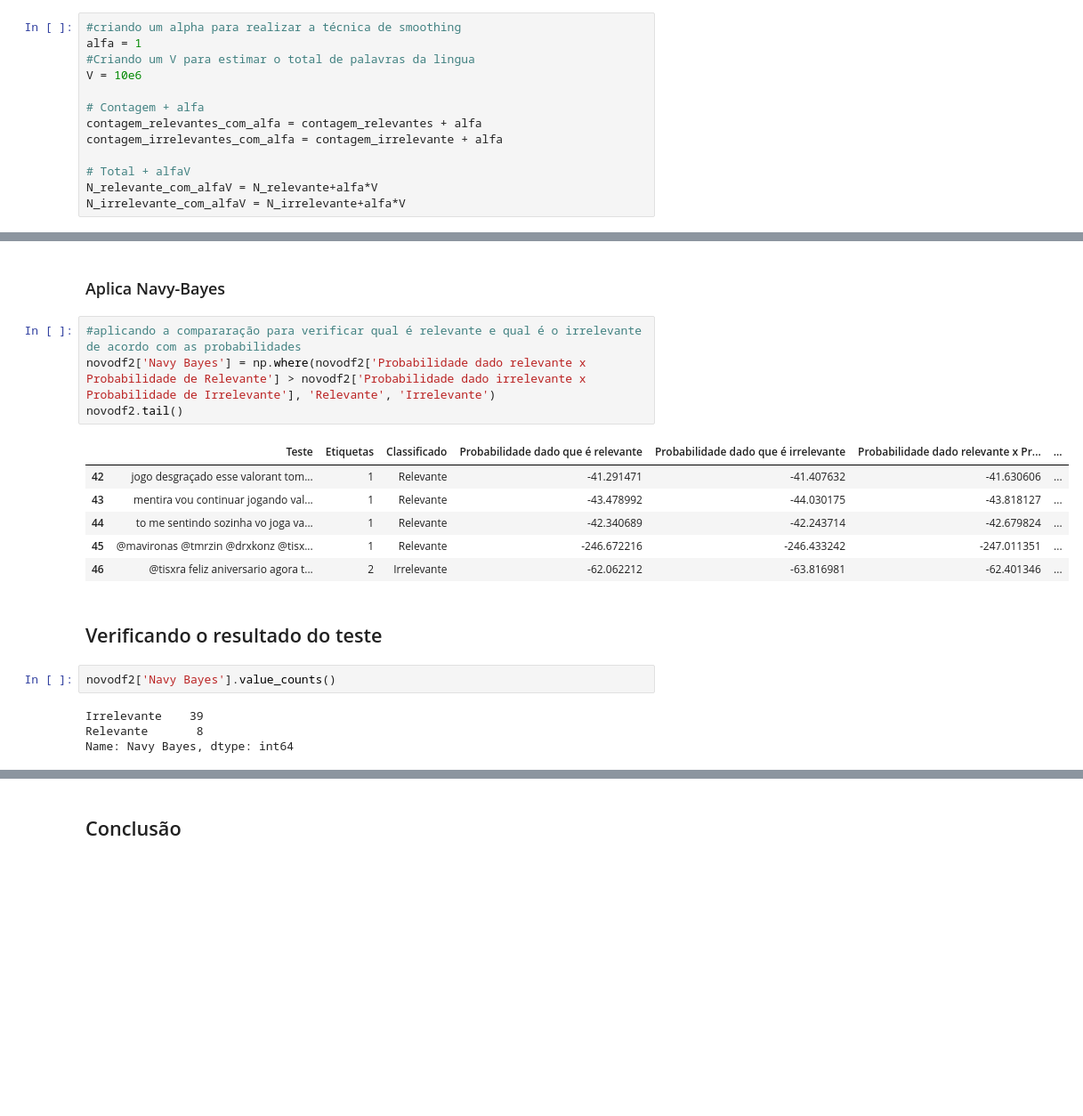
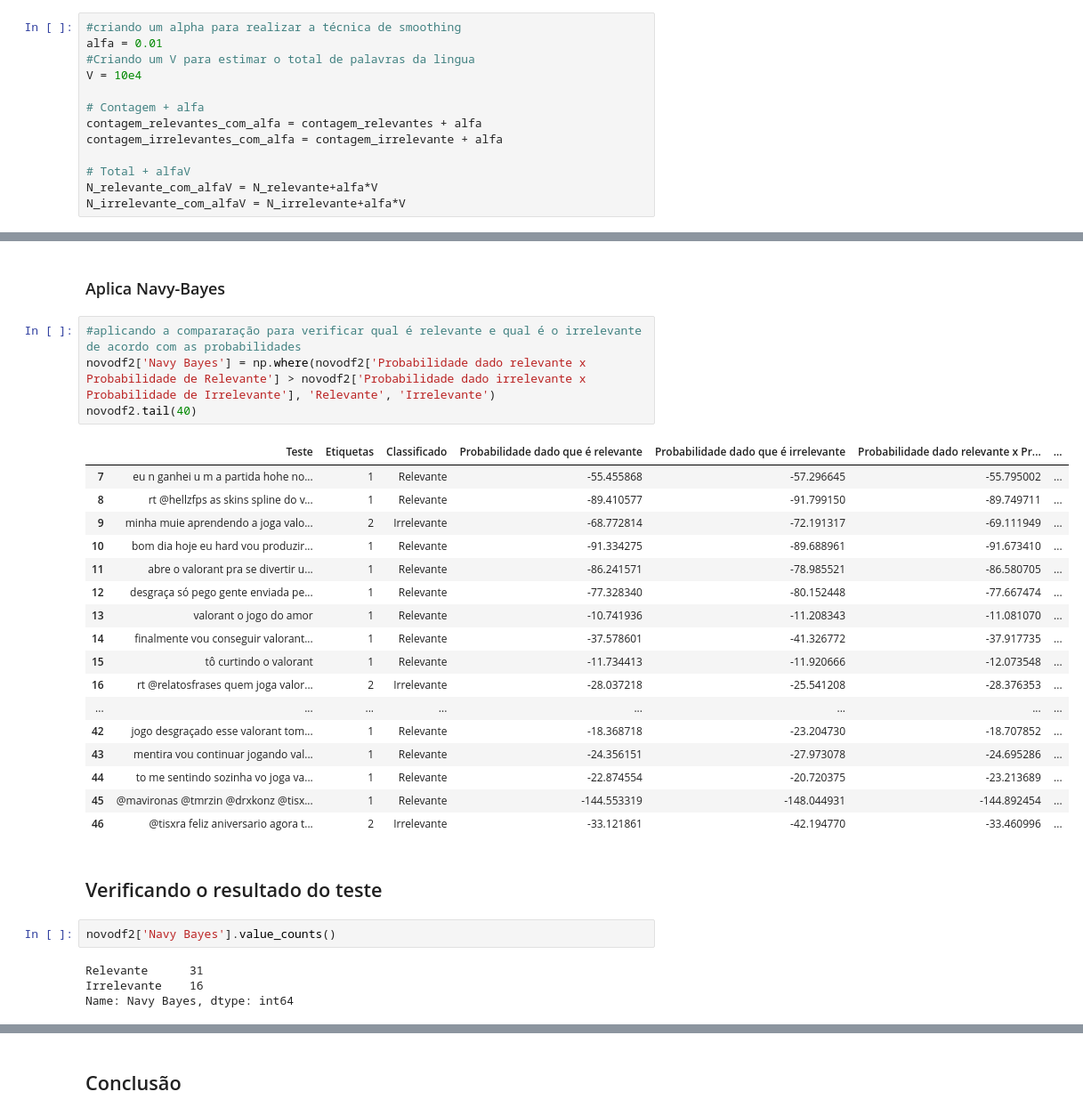
Before and after one commit to wilgnerl/Projeto1-Cdados, a Jupyter notebook: Oficial/Projeto 1 - Cdados Oficial.ipynb, the cells around one changed output, grey strips where cells are left out. Shown at 89% size. Cells and saved outputs as stored; diff of their text form; blank space fills up the shorter version.

```diff
--- a/Oficial/Projeto 1 - Cdados Oficial.ipynb
+++ b/Oficial/Projeto 1 - Cdados Oficial.ipynb
@@ -185,9 +193,9 @@ N_irrelevante = contagem_irrelevante.sum()
 * Segundo passo: Aplicar o alfa nas contagem das palavras e o alfa x V no total de palavras
 # %%
 #criando um alpha para realizar a técnica de smoothing
-alfa = 1
+alfa = 0.01
 #Criando um V para estimar o total de palavras da lingua
-V = 10e6
+V = 10e4
 
 # Contagem + alfa
 contagem_relevantes_com_alfa = contagem_relevantes + alfa
@@ -565,21 +578,32 @@ novodf2.head()
 # %%
 #aplicando a compararação para verificar qual é relevante e qual é o irrelevante de acordo com as probabilidades
 novodf2['Navy Bayes'] = np.where(novodf2['Probabilidade dado relevante x Probabilidade de Relevante'] > novodf2['Probabilidade dado irrelevante x Probabilidade de Irrelevante'], 'Relevante', 'Irrelevante')
-novodf2.tail()
+novodf2.tail(40)
 # %% [output]
 |  | Teste | Etiquetas | Classificado | Probabilidade dado que é relevante | Probabilidade dado que é irrelevante | Probabilidade dado relevante x Pr... | ... |
-| 42 | jogo desgraçado esse valorant tom... | 1 | Relevante | -41.291471 | -41.407632 | -41.630606 | ... |
-| 43 | mentira vou continuar jogando val... | 1 | Relevante | -43.478992 | -44.030175 | -43.818127 | ... |
-| 44 | to me sentindo sozinha vo joga va... | 1 | Relevante | -42.340689 | -42.243714 | -42.679824 | ... |
-| 45 | @mavironas @tmrzin @drxkonz @tisx... | 1 | Relevante | -246.672216 | -246.433242 | -247.011351 | ... |
-| 46 | @tisxra feliz aniversario agora t... | 2 | Irrelevante | -62.062212 | -63.816981 | -62.401346 | ... |
+| 7 | eu n ganhei u m a partida hohe no... | 1 | Relevante | -55.455868 | -57.296645 | -55.795002 | ... |
+| 8 | rt @hellzfps as skins spline do v... | 1 | Relevante | -89.410577 | -91.799150 | -89.749711 | ... |
+| 9 | minha muie aprendendo a joga valo... | 2 | Irrelevante | -68.772814 | -72.191317 | -69.111949 | ... |
+| 10 | bom dia hoje eu hard vou produzir... | 1 | Relevante | -91.334275 | -89.688961 | -91.673410 | ... |
+| 11 | abre o valorant pra se divertir u... | 1 | Relevante | -86.241571 | -78.985521 | -86.580705 | ... |
+| 12 | desgraça só pego gente enviada pe... | 1 | Relevante | -77.328340 | -80.152448 | -77.667474 | ... |
+| 13 | valorant o jogo do amor | 1 | Relevante | -10.741936 | -11.208343 | -11.081070 | ... |
+| 14 | finalmente vou conseguir valorant... | 1 | Relevante | -37.578601 | -41.326772 | -37.917735 | ... |
+| 15 | tô curtindo o valorant | 1 | Relevante | -11.734413 | -11.920666 | -12.073548 | ... |
+| 16 | rt @relatosfrases quem joga valor... | 2 | Irrelevante | -28.037218 | -25.541208 | -28.376353 | ... |
+| ... | ... | ... | ... | ... | ... | ... | ... |
+| 42 | jogo desgraçado esse valorant tom... | 1 | Relevante | -18.368718 | -23.204730 | -18.707852 | ... |
+| 43 | mentira vou continuar jogando val... | 1 | Relevante | -24.356151 | -27.973078 | -24.695286 | ... |
+| 44 | to me sentindo sozinha vo joga va... | 1 | Relevante | -22.874554 | -20.720375 | -23.213689 | ... |
+| 45 | @mavironas @tmrzin @drxkonz @tisx... | 1 | Relevante | -144.553319 | -148.044931 | -144.892454 | ... |
+| 46 | @tisxra feliz aniversario agora t... | 2 | Irrelevante | -33.121861 | -42.194770 | -33.460996 | ... |
 # %% [markdown]
 ## Verificando o resultado do teste
 # %%
 novodf2['Navy Bayes'].value_counts()
 # %% [output]
-Irrelevante    39
-Relevante       8
+Relevante      31
+Irrelevante    16
 Name: Navy Bayes, dtype: int64
 # %%
 #comparando os resultados da classicação entre o manual e o Navy Bayes por meio do CrossTab
```
Also changed, not shown: parts of 28 cells of this notebook.
